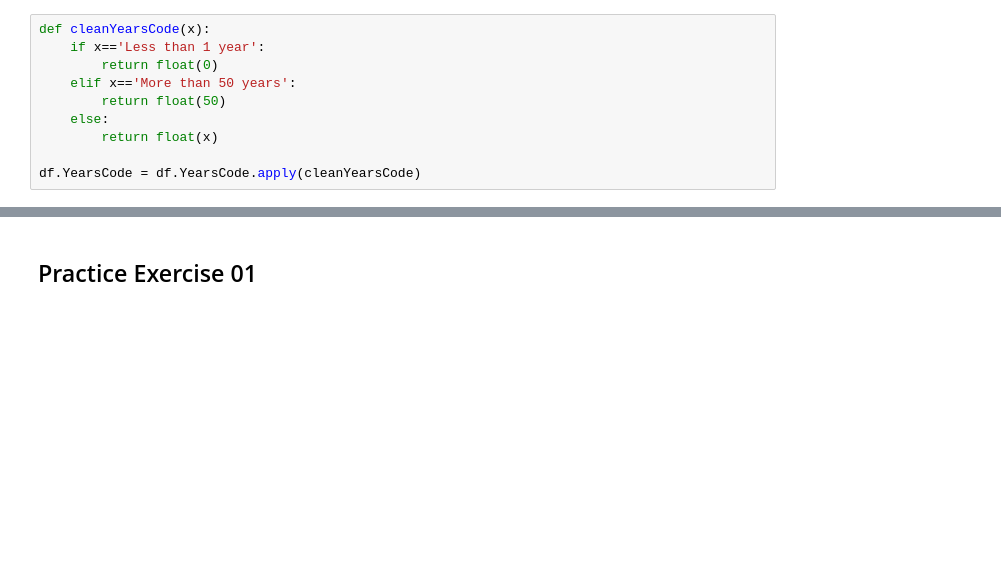
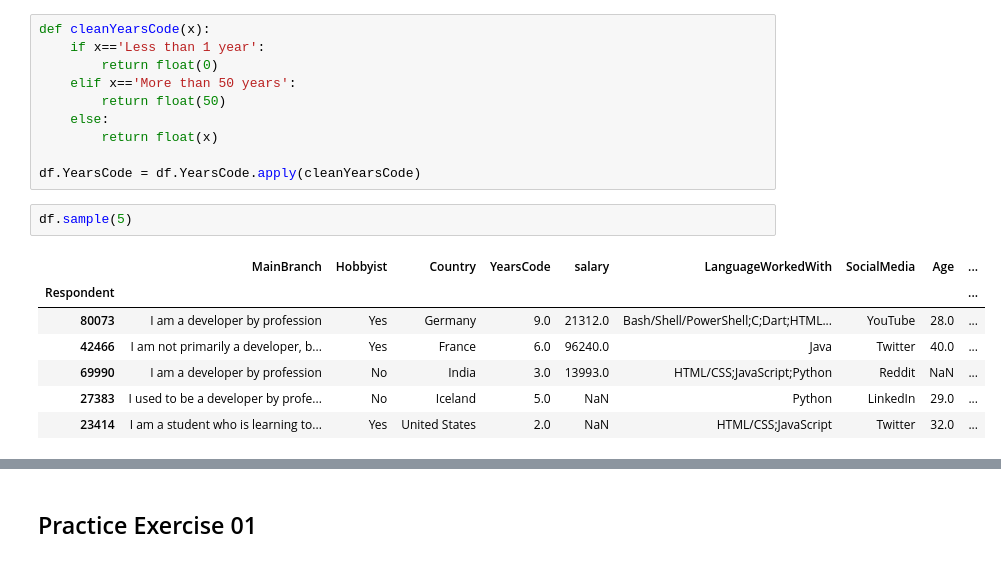
Before and after one commit to ehtisham-sadiq/P0Q6R9S2-MLZone, a Jupyter notebook: Module 04 - Python for Data Scientists/07_Pandas.ipynb, the cells around one changed output, grey strips where cells are left out. Saved outputs shown, nothing was run; the diff lists cells and outputs as text; blank space fills up the shorter version.

```diff
--- a/Module 04 - Python for Data Scientists/07_Pandas.ipynb
+++ b/Module 04 - Python for Data Scientists/07_Pandas.ipynb
@@ -837,6 +1544,16 @@ def cleanYearsCode(x):
         return float(x)
 
 df.YearsCode = df.YearsCode.apply(cleanYearsCode)
+# %%
+df.sample(5)
+# %% [output]
+|  | MainBranch | Hobbyist | Country | YearsCode | salary | LanguageWorkedWith | SocialMedia | Age | ... |
+| Respondent |  |  |  |  |  |  |  |  | ... |
+| 80073 | I am a developer by profession | Yes | Germany | 9.0 | 21312.0 | Bash/Shell/PowerShell;C;Dart;HTML... | YouTube | 28.0 | ... |
+| 42466 | I am not primarily a developer, b... | Yes | France | 6.0 | 96240.0 | Java | Twitter | 40.0 | ... |
+| 69990 | I am a developer by profession | No | India | 3.0 | 13993.0 | HTML/CSS;JavaScript;Python | Reddit | NaN | ... |
+| 27383 | I used to be a developer by profe... | No | Iceland | 5.0 | NaN | Python | LinkedIn | 29.0 | ... |
+| 23414 | I am a student who is learning to... | Yes | United States | 2.0 | NaN | HTML/CSS;JavaScript | Twitter | 32.0 | ... |
 # %%
 def modifyYearsCode(x):
     if (x>=0  and x<=10):
```
Also changed, not shown: parts of 93 cells of this notebook.
